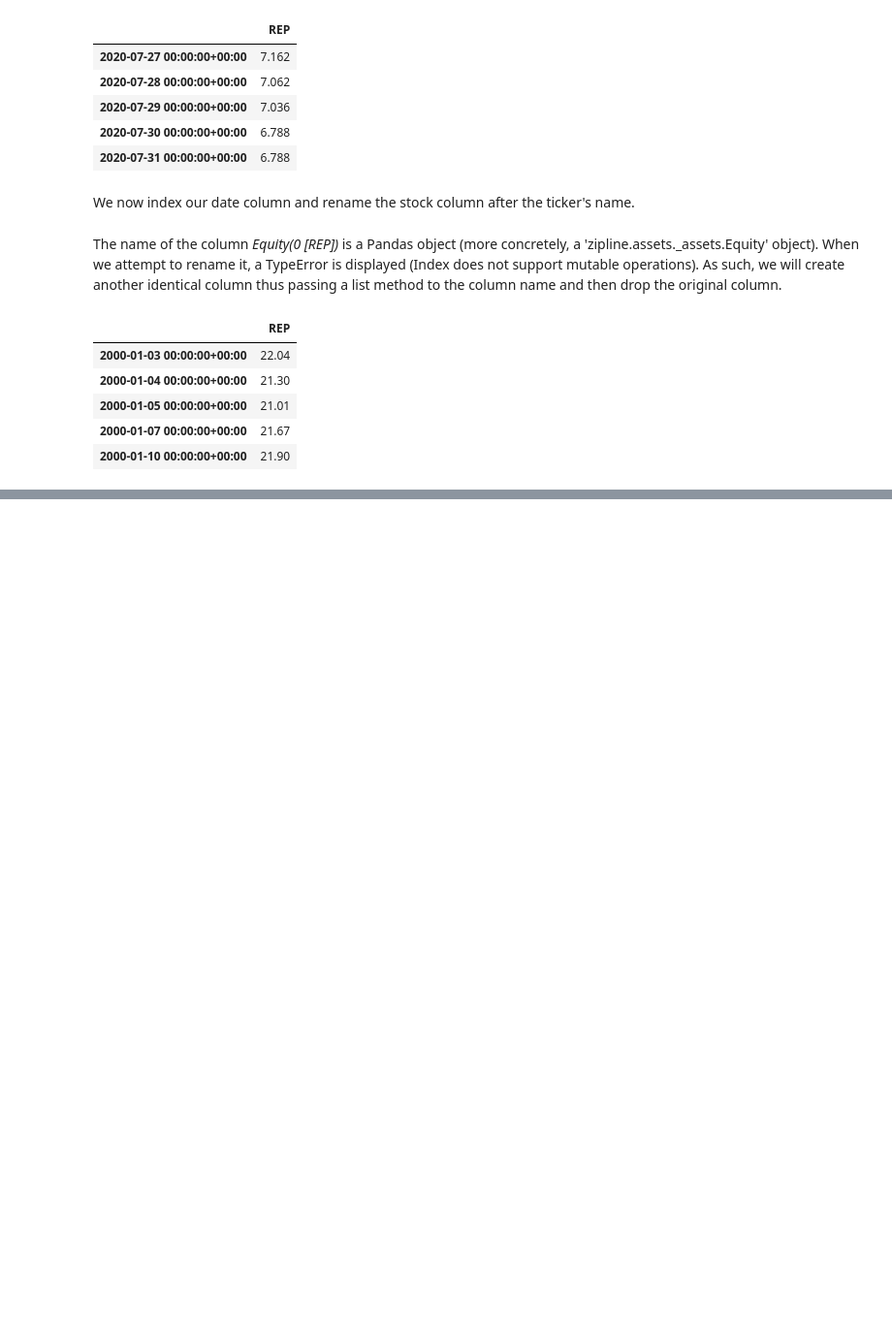
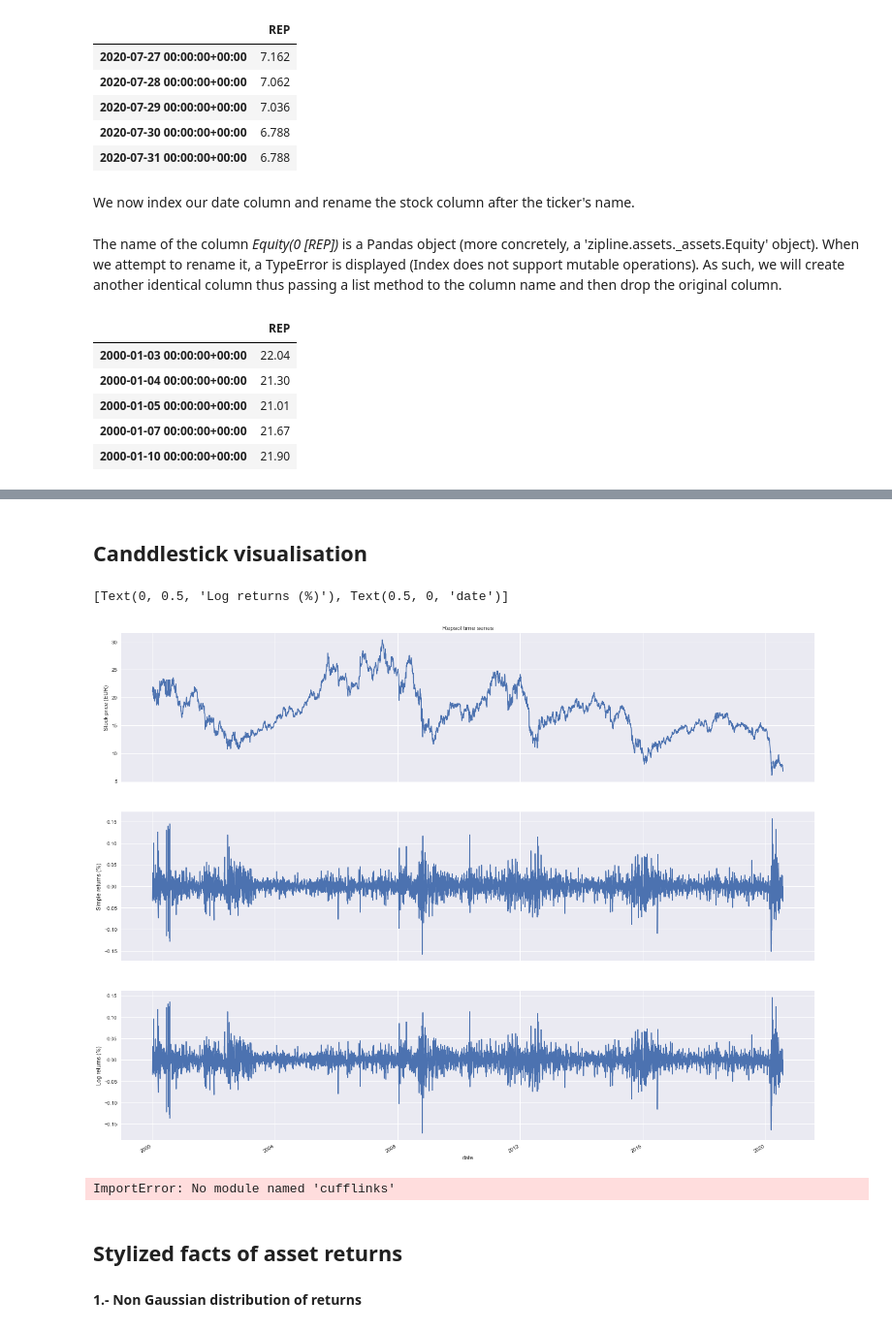
Before and after one commit to isabelpuche/ml_for_algo_trading, a Jupyter notebook: notebooks/eda.ipynb, the cells around one changed output, grey strips where cells are left out. Shown: that part at 97% size. Cells and saved outputs as stored; diff of their text form; code cells hidden in the pictures; blank space fills up the shorter version.

Commit message:
Time Series Analysis +  Feature's Engineering (technical analysis)

```diff
--- a/notebooks/eda.ipynb
+++ b/notebooks/eda.ipynb
@@ -255,0 +278,3 @@ df.head()
+# %%
+df['simple_rtn'] = df.REP.pct_change()
+df['log_rtn'] = np.log(df.REP/df.REP.shift(1))
@@ -255,0 +290,28 @@ df.head()
+# %%
+df = df.dropna() # We drop NAs
+# %% [markdown]
+## Canddlestick visualisation
+# %%
+fig, ax = plt.subplots(3, 1, figsize=(24, 20), sharex=True)
+
+df.REP.plot(ax=ax[0])
+ax[0].set(title = 'Repsol time series',
+          ylabel = 'Stock price (EUR)')
+
+df.simple_rtn.plot(ax=ax[1])
+ax[1].set(ylabel = 'Simple returns (%)')
+
+df.log_rtn.plot(ax=ax[2])
+ax[2].set(xlabel = 'date',
+          ylabel = 'Log returns (%)')
+# %% [output]
+[Text(0, 0.5, 'Log returns (%)'), Text(0.5, 0, 'date')]
+[figure, added]
+# %%
+import cufflinks as cf
+from plotly.offline import iplot, init_notebook_mode
+import chart_studio.plotly as py
+
+init_notebook_mode()
+# %% [output]
+ImportError: No module named 'cufflinks'
@@ -255,0 +322,2 @@ df.head()
+# %% [markdown]
+## Stylized facts of asset returns
@@ -255,0 +330,2 @@ df.head()
+# %% [markdown]
+**1.- Non Gaussian distribution of returns**
```
Also changed, not shown: parts of 32 cells of this notebook.
